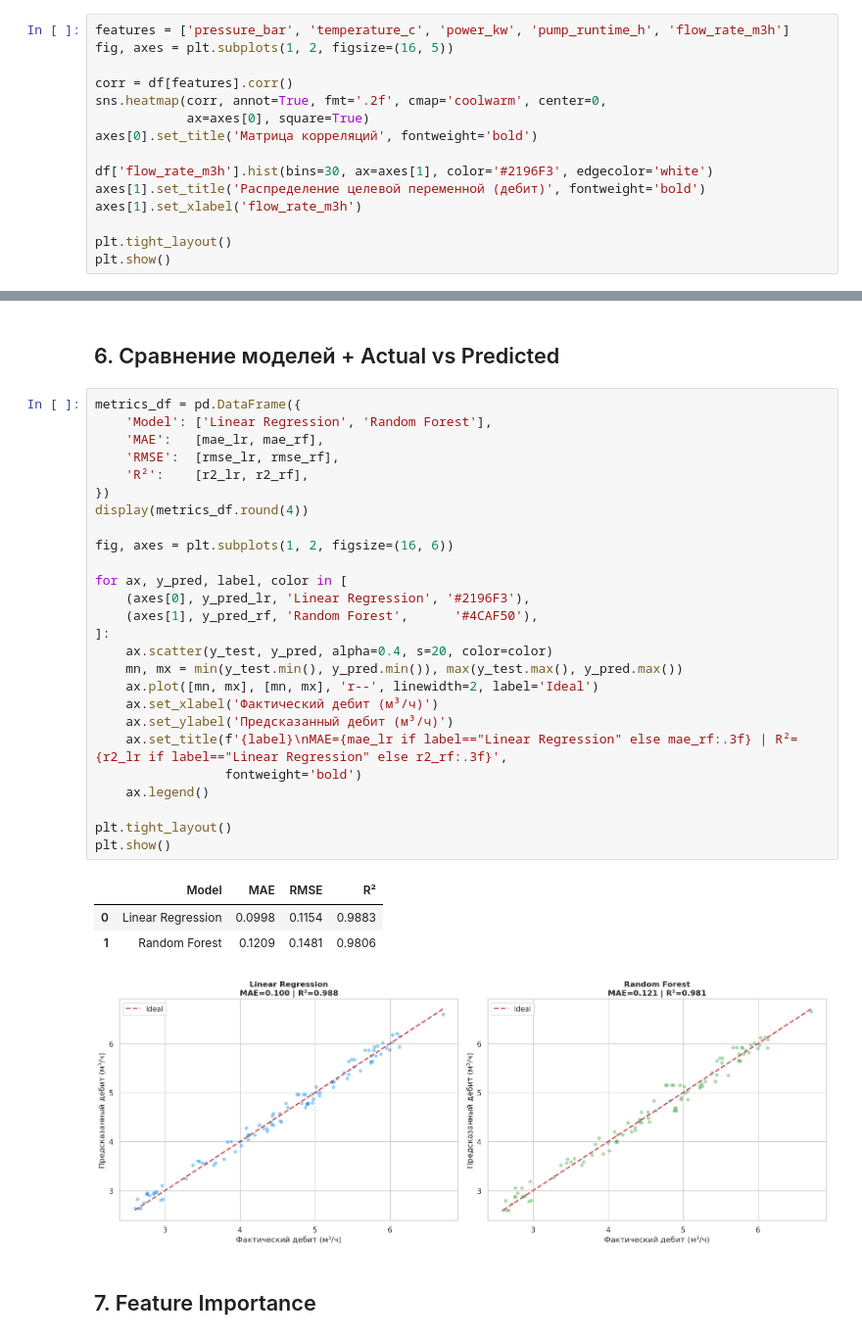
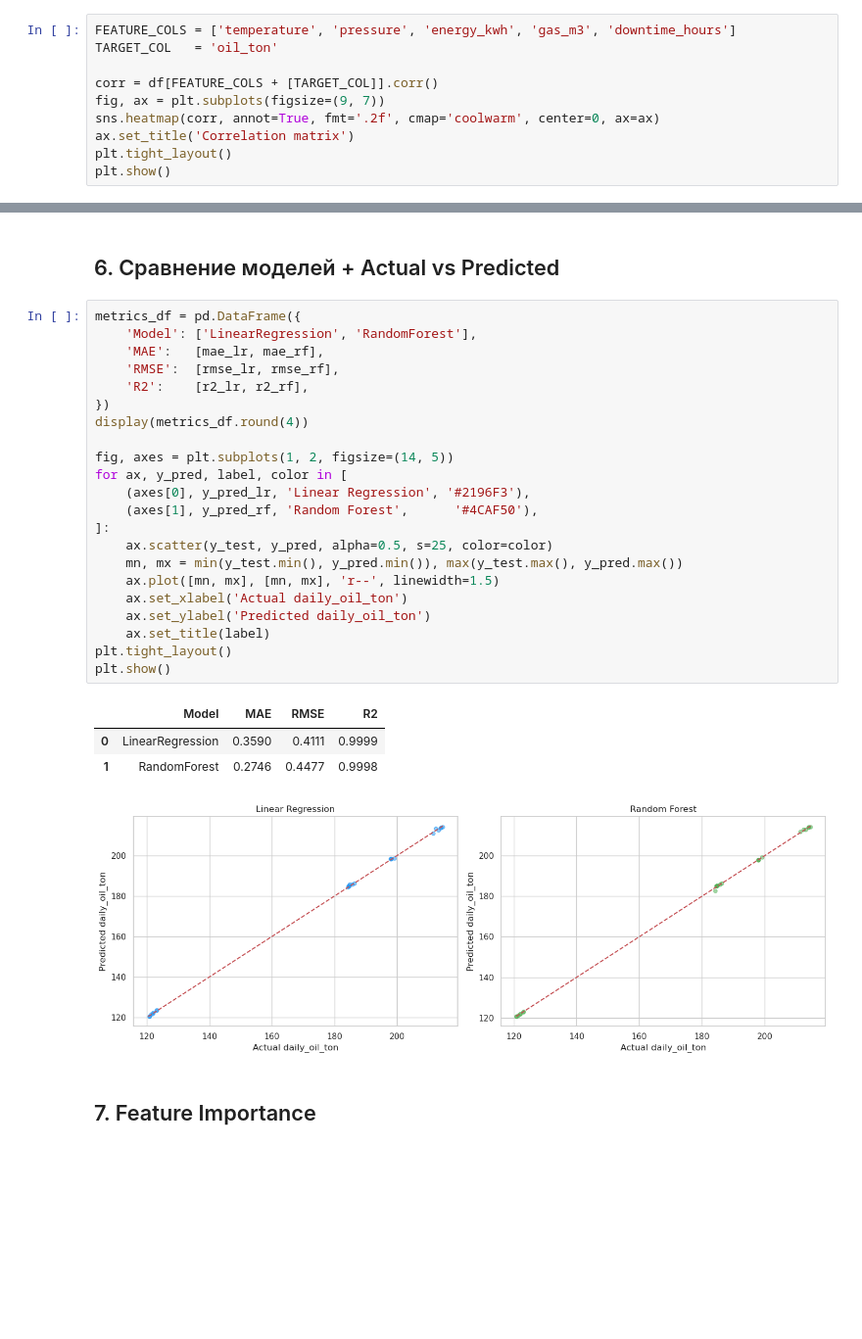
Before and after one commit to lxvdnl/SeminarNastavnika, a Jupyter notebook: Big data and ML/notebooks/02_ml_prediction.ipynb, the cells around one changed output, grey strips where cells are left out. Shown at 98% size. Cells and saved outputs as stored; diff of their text form; blank space fills up the shorter version.

```diff
--- a/Big data and ML/notebooks/02_ml_prediction.ipynb
+++ b/Big data and ML/notebooks/02_ml_prediction.ipynb
@@ -75,18 +72,13 @@ Dataset: (500, 14)
 # %% [markdown]
 ## 2. EDA — корреляция признаков
 # %%
-features = ['pressure_bar', 'temperature_c', 'power_kw', 'pump_runtime_h', 'flow_rate_m3h']
-fig, axes = plt.subplots(1, 2, figsize=(16, 5))
+FEATURE_COLS = ['temperature', 'pressure', 'energy_kwh', 'gas_m3', 'downtime_hours']
+TARGET_COL   = 'oil_ton'
 
-corr = df[features].corr()
-sns.heatmap(corr, annot=True, fmt='.2f', cmap='coolwarm', center=0,
-            ax=axes[0], square=True)
-axes[0].set_title('Матрица корреляций', fontweight='bold')
-
-df['flow_rate_m3h'].hist(bins=30, ax=axes[1], color='#2196F3', edgecolor='white')
-axes[1].set_title('Распределение целевой переменной (дебит)', fontweight='bold')
-axes[1].set_xlabel('flow_rate_m3h')
-
+corr = df[FEATURE_COLS + [TARGET_COL]].corr()
+fig, ax = plt.subplots(figsize=(9, 7))
+sns.heatmap(corr, annot=True, fmt='.2f', cmap='coolwarm', center=0, ax=ax)
+ax.set_title('Correlation matrix')
 plt.tight_layout()
 plt.show()
 # %% [output]
@@ -163,35 +134,31 @@ R²:   0.9806
 ## 6. Сравнение моделей + Actual vs Predicted
 # %%
 metrics_df = pd.DataFrame({
-    'Model': ['Linear Regression', 'Random Forest'],
+    'Model': ['LinearRegression', 'RandomForest'],
     'MAE':   [mae_lr, mae_rf],
     'RMSE':  [rmse_lr, rmse_rf],
-    'R²':    [r2_lr, r2_rf],
+    'R2':    [r2_lr, r2_rf],
 })
 display(metrics_df.round(4))
 
-fig, axes = plt.subplots(1, 2, figsize=(16, 6))
-
+fig, axes = plt.subplots(1, 2, figsize=(14, 5))
 for ax, y_pred, label, color in [
     (axes[0], y_pred_lr, 'Linear Regression', '#2196F3'),
     (axes[1], y_pred_rf, 'Random Forest',      '#4CAF50'),
 ]:
-    ax.scatter(y_test, y_pred, alpha=0.4, s=20, color=color)
+    ax.scatter(y_test, y_pred, alpha=0.5, s=25, color=color)
     mn, mx = min(y_test.min(), y_pred.min()), max(y_test.max(), y_pred.max())
-    ax.plot([mn, mx], [mn, mx], 'r--', linewidth=2, label='Ideal')
-    ax.set_xlabel('Фактический дебит (м³/ч)')
-    ax.set_ylabel('Предсказанный дебит (м³/ч)')
-    ax.set_title(f'{label}\nMAE={mae_lr if label=="Linear Regression" else mae_rf:.3f} | R²={r2_lr if label=="Linear Regression" else r2_rf:.3f}',
-                 fontweight='bold')
-    ax.legend()
-
+    ax.plot([mn, mx], [mn, mx], 'r--', linewidth=1.5)
+    ax.set_xlabel('Actual daily_oil_ton')
+    ax.set_ylabel('Predicted daily_oil_ton')
+    ax.set_title(label)
 plt.tight_layout()
 plt.show()
 # %% [output]
-|  | Model | MAE | RMSE | R² |
-| 0 | Linear Regression | 0.0998 | 0.1154 | 0.9883 |
-| 1 | Random Forest | 0.1209 | 0.1481 | 0.9806 |
+|  | Model | MAE | RMSE | R2 |
+| 0 | LinearRegression | 0.3590 | 0.4111 | 0.9999 |
+| 1 | RandomForest | 0.2746 | 0.4477 | 0.9998 |
-[figure, old version]
+[figure, new version]
 # %% [markdown]
 ## 7. Feature Importance
 # %%
```
Also changed, not shown: parts of 10 cells of this notebook, 16 other files.
